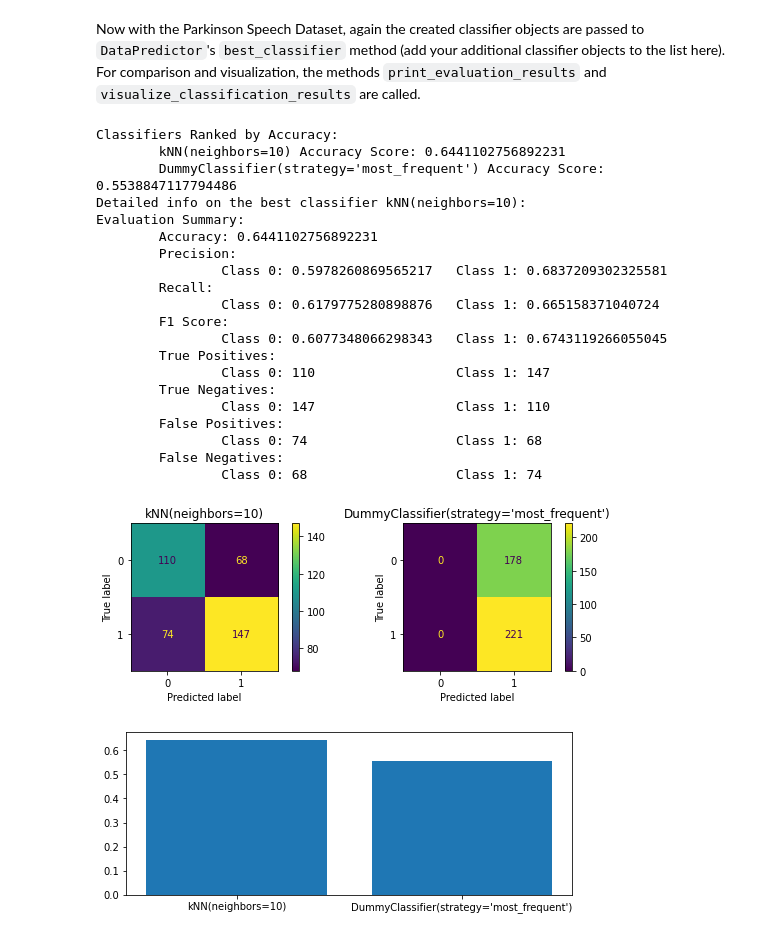
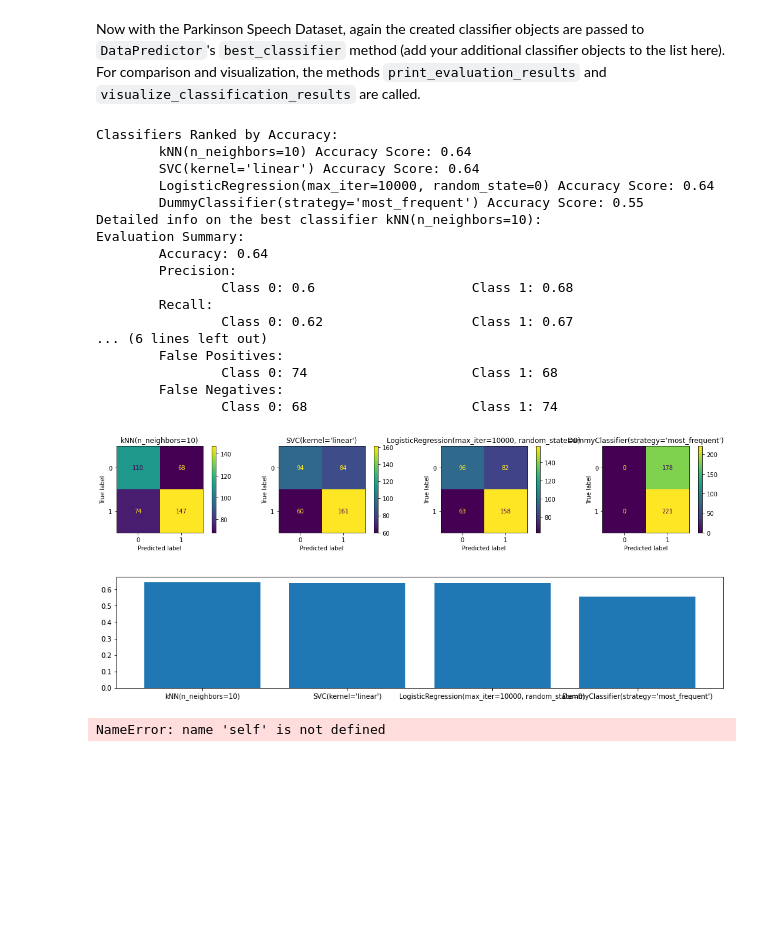
Before and after one commit to tparkhomenko/-python-assignment-2-Supervised-Machine-Learning, a Jupyter notebook: test_classes-2.ipynb, the cells around one changed output. Drawn from its saved outputs; the diff is of its cells as text; code cells hidden in the pictures; blank space fills up the shorter version.

```diff
--- a/test_classes-2.ipynb
+++ b/test_classes-2.ipynb
@@ -97,29 +119,31 @@ config_dict = ConfigReader.read_json_config("./config_parkinson_sound_recording.
 dataset = Dataset(config_dict)
 predictor = DataPredictor(dataset, config_dict)
 # %%
-best_classifier = predictor.best_classifier([dummy_clf, knn_clf])#, support_vector_clf, logistic_regression_clf])
+best_classifier = predictor.best_classifier([dummy_clf, support_vector_clf, logistic_regression_clf, knn_clf])#, support_vector_clf, logistic_regression_clf])
 predictor.print_evaluation_results()
 predictor.visualize_classification_results()
 # %% [output]
 Classifiers Ranked by Accuracy:
-        kNN(neighbors=10) Accuracy Score: 0.6441102756892231
-        DummyClassifier(strategy='most_frequent') Accuracy Score: 0.5538847117794486
-Detailed info on the best classifier kNN(neighbors=10):
+        kNN(n_neighbors=10) Accuracy Score: 0.64
+        SVC(kernel='linear') Accuracy Score: 0.64
+        LogisticRegression(max_iter=10000, random_state=0) Accuracy Score: 0.64
+        DummyClassifier(strategy='most_frequent') Accuracy Score: 0.55
+Detailed info on the best classifier kNN(n_neighbors=10):
 Evaluation Summary:
-        Accuracy: 0.6441102756892231
+        Accuracy: 0.64
         Precision:
-                Class 0: 0.5978260869565217   Class 1: 0.6837209302325581
+                Class 0: 0.6                    Class 1: 0.68
         Recall:
-                Class 0: 0.6179775280898876   Class 1: 0.665158371040724
-        F1 Score:
-                Class 0: 0.6077348066298343   Class 1: 0.6743119266055045
-        True Positives:
-                Class 0: 110                  Class 1: 147
-        True Negatives:
-                Class 0: 147                  Class 1: 110
+                Class 0: 0.62                   Class 1: 0.67
+... (6 lines left out)
         False Positives:
-                Class 0: 74                   Class 1: 68
+                Class 0: 74                     Class 1: 68
         False Negatives:
-                Class 0: 68                   Class 1: 74
+                Class 0: 68                     Class 1: 74
-[figure, old version]
+[figure, new version]
-[figure, old version]
+[figure, new version]
+# %%
+#print(test_size)
+print(self._test_size)
+# %% [output]
+NameError: name 'self' is not defined
```
Also changed, not shown: parts of 4 cells of this notebook, 4 other files.
